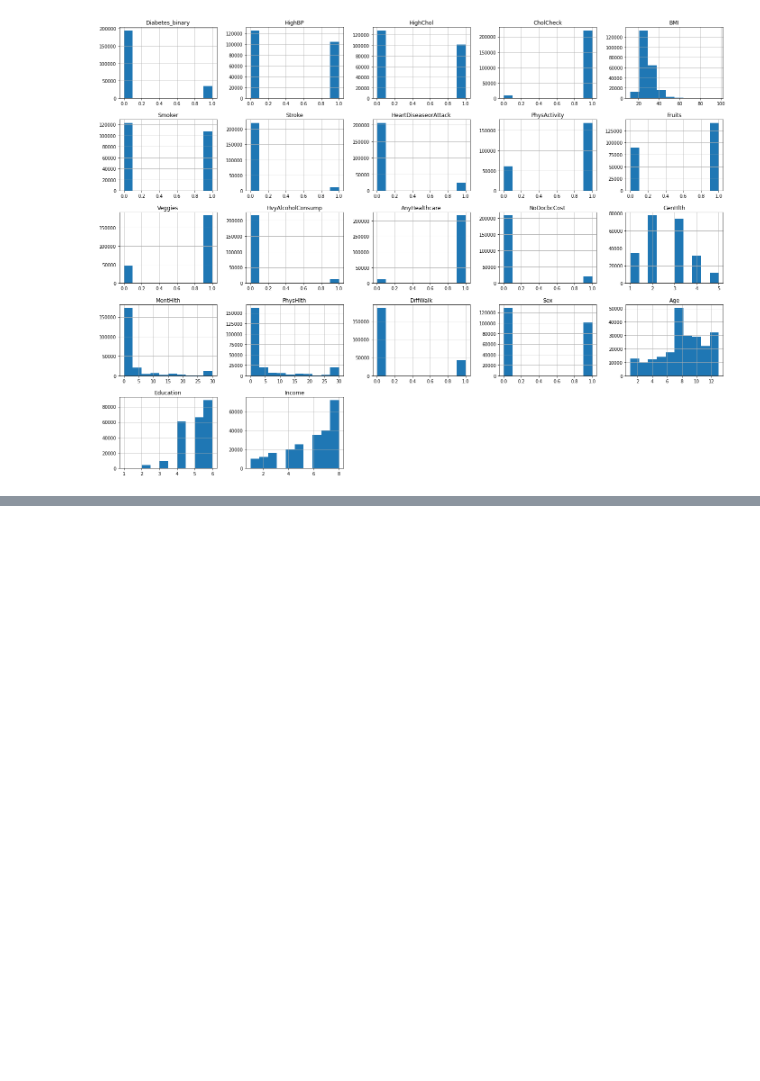
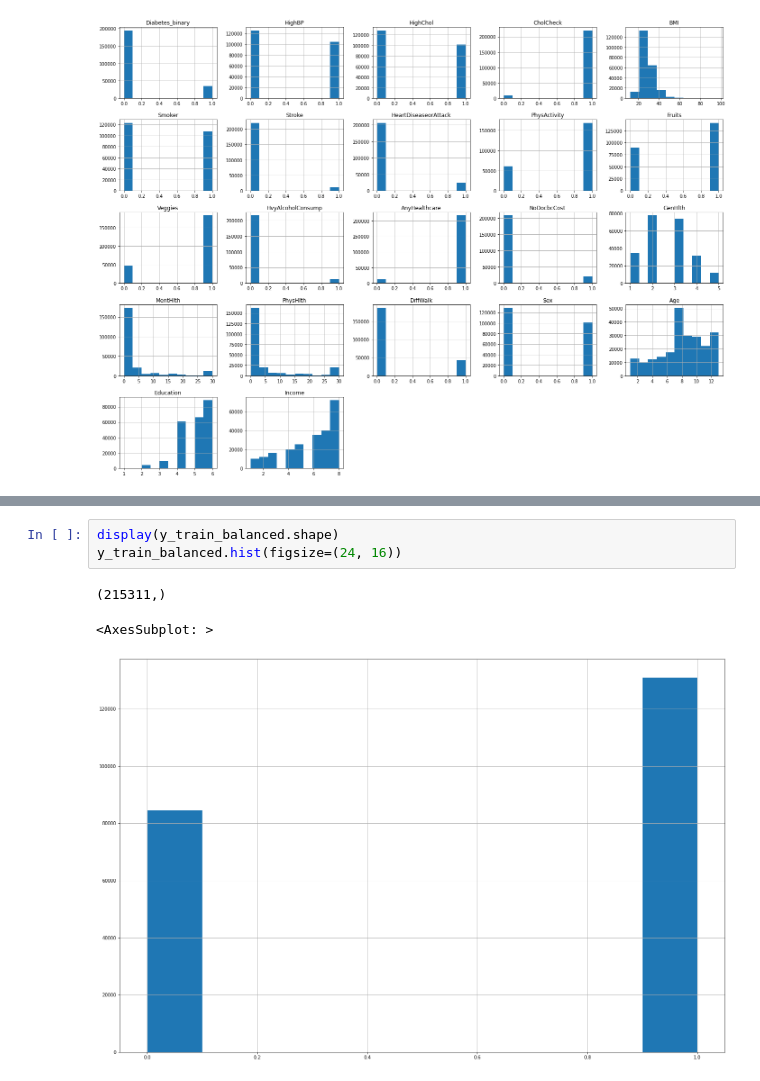
Before and after one commit to dplazau/ironhack-bootcamp, a Jupyter notebook: projects/ironhack-final-project/index.ipynb, the cells around one changed output, grey strips where cells are left out. Drawn from its saved outputs; the diff is of its cells as text; blank space fills up the shorter version.

```diff
--- a/projects/ironhack-final-project/index.ipynb
+++ b/projects/ironhack-final-project/index.ipynb
@@ -243,0 +318,7 @@ for prediction in lst_predictions_per_model:
+# %%
+display(y_train_balanced.shape)
+y_train_balanced.hist(figsize=(24, 16))
+# %% [output]
+(215311,)
+<AxesSubplot: >
+[figure, added]
```
Also changed, not shown: parts of 21 cells of this notebook, 1 other file.
